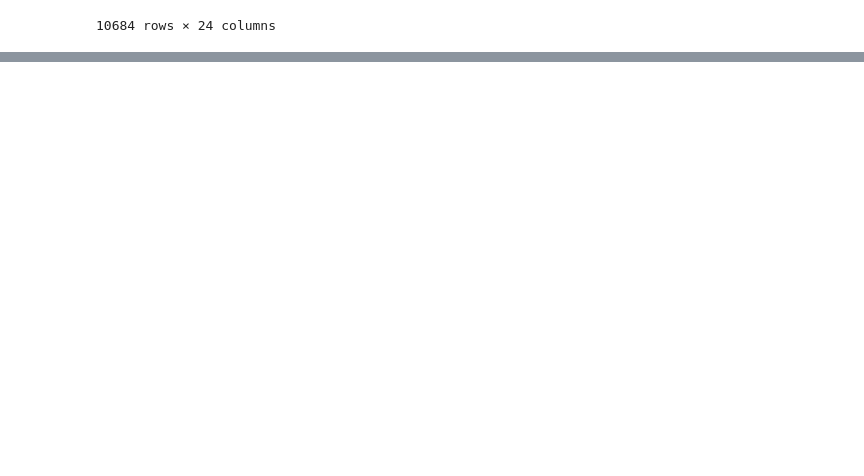
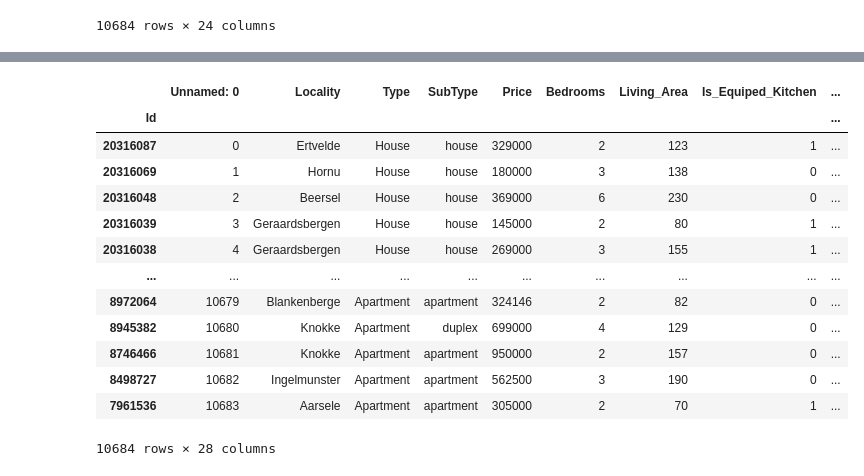
Before and after one commit to Mohammedhussingh/ImmoEliza-Analysis, a Jupyter notebook: Data_Analysis.ipynb, the cells around one changed output, grey strips where cells are left out. Saved outputs shown, nothing was run; the diff lists cells and outputs as text; code cells hidden in the pictures; blank space fills up the shorter version.

```diff
--- a/Data_Analysis.ipynb
+++ b/Data_Analysis.ipynb
@@ -907,0 +977,6 @@ df
+# %%
+# Binary encoding
+df1['Type_encoded'] = df1['Type'].map({'Apartment': 0, 'House': 1})
+
+# Display the result
+print(df1[['Type', 'Type_encoded']])
@@ -907,0 +1002,6 @@ df
+# %%
+# Label encoding 'SubType' using pandas' factorize method
+df1['SubType_encoded'] = pd.factorize(df1['SubType'])[0]
+
+# Display the result
+print(df1[['SubType', 'SubType_encoded']].value_counts())
@@ -907,0 +1029,6 @@ df
+# %%
+# Label encoding 'Muniplicity' using pandas' factorize method
+df1['Muniplicity_encoded'] = pd.factorize(df1['Muniplicity'])[0]
+
+# Display the result
+print(df1[['Muniplicity', 'Muniplicity_encoded']].value_counts())
@@ -907,0 +1049,6 @@ df
+# %%
+# Label encoding 'Region' using pandas' factorize method
+df1['Region_encoded'] = pd.factorize(df1['Region'])[0]
+
+# Display the result
+print(df1[['Region', 'Region_encoded']].value_counts())
@@ -907,0 +1085,17 @@ df
+# %%
+df1.set_index("Id")
+# %% [output]
+|  | Unnamed: 0 | Locality | Type | SubType | Price | Bedrooms | Living_Area | Is_Equiped_Kitchen | ... |
+| Id |  |  |  |  |  |  |  |  | ... |
+| 20316087 | 0 | Ertvelde | House | house | 329000 | 2 | 123 | 1 | ... |
+| 20316069 | 1 | Hornu | House | house | 180000 | 3 | 138 | 0 | ... |
+| 20316048 | 2 | Beersel | House | house | 369000 | 6 | 230 | 0 | ... |
+| 20316039 | 3 | Geraardsbergen | House | house | 145000 | 2 | 80 | 1 | ... |
+| 20316038 | 4 | Geraardsbergen | House | house | 269000 | 3 | 155 | 1 | ... |
+| ... | ... | ... | ... | ... | ... | ... | ... | ... | ... |
+| 8972064 | 10679 | Blankenberge | Apartment | apartment | 324146 | 2 | 82 | 0 | ... |
+| 8945382 | 10680 | Knokke | Apartment | duplex | 699000 | 4 | 129 | 0 | ... |
+| 8746466 | 10681 | Knokke | Apartment | apartment | 950000 | 2 | 157 | 0 | ... |
+| 8498727 | 10682 | Ingelmunster | Apartment | apartment | 562500 | 3 | 190 | 0 | ... |
+| 7961536 | 10683 | Aarsele | Apartment | apartment | 305000 | 2 | 70 | 1 | ... |
+10684 rows × 28 columns
```
Also changed, not shown: parts of 23 cells of this notebook, 1 other file.
